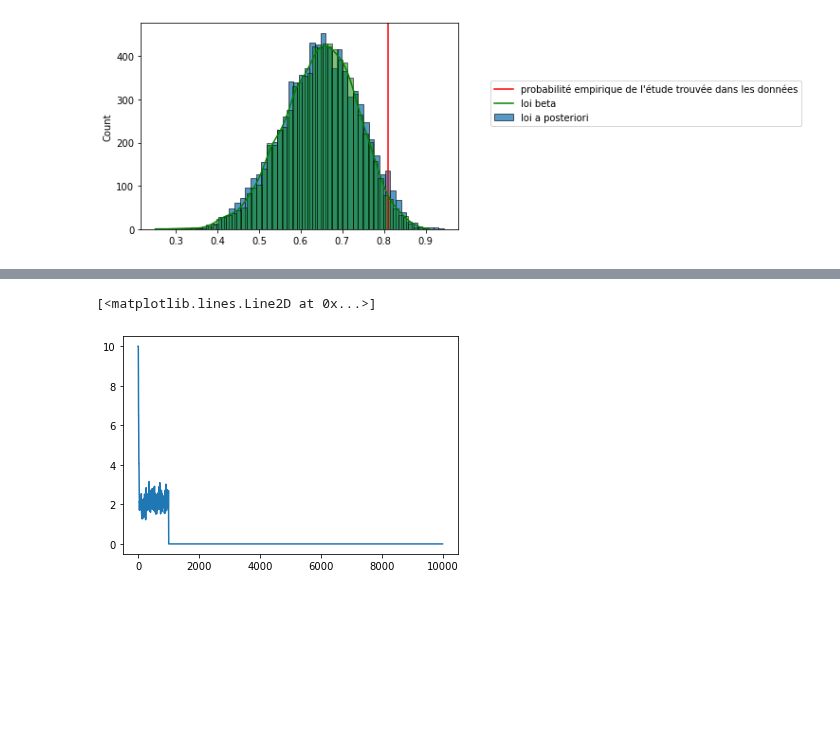
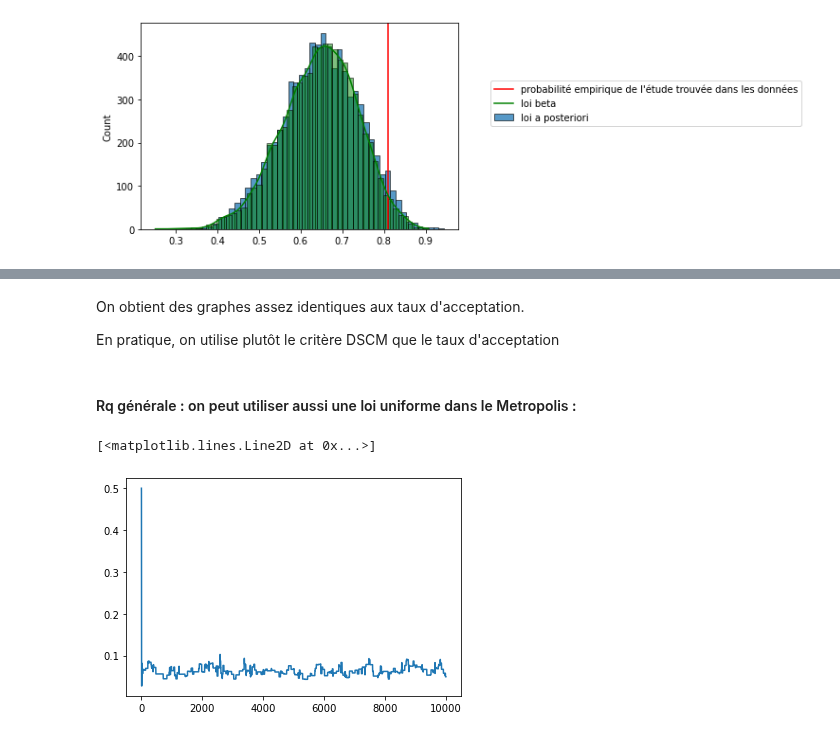
Before and after one commit to erialc-cal/MCM_Listeria_Prevalence, a Jupyter notebook: exploratoire_robin.ipynb, the cells around one changed output, grey strips where cells are left out. Cells and saved outputs as stored; diff of their text form; code cells hidden in the pictures; blank space fills up the shorter version.

```diff
--- a/exploratoire_robin.ipynb
+++ b/exploratoire_robin.ipynb
@@ -413,9 +413,6 @@ for i in range (0,91):
 y[0,91]=0.5
 y[0,92]=10
 
-w=np.zeros(N)
-kap=np.zeros(N)
-z=np.zeros(N)
 
 for n in tqdm(range(1, 10000)):
     y[n] = metropolis_within_gibbs_bis(y[n-1],sigma_1=0.5,sigma_2=2)
@@ -667,0 +725,12 @@ plt.legend(["probabilité empirique de l'étude trouvée dans les données",'loi
+# %%
+N = 10000
+y4 = np.zeros((N, 93))
+
+for i in range (0,91):
+    y4[0,i]=data['prob'][i]
+y4[0,91]=0.5
+y4[0,92]=10                           # valeur initiale de kappa=10
+
+
+for n in tqdm(range(1, 10000)):
+    y4[n] = metropolis_within_gibbs_bis(y4[n-1],sigma_1=0.5,sigma_2=2)
@@ -667,0 +957,12 @@ plt.legend(["probabilité empirique de l'étude trouvée dans les données",'loi
+# %%
+N = 10000
+y = np.zeros((N, 93))
+
+for i in range (0,91):
+    y[0,i]=data['prob'][i]
+y[0,91]=0.5
+y[0,92]=10
+
+
+for n in tqdm(range(1, 10000)):
+    y3[n] = metropolis_within_gibbs_bis(y3[n-1],sigma_1=0.015,sigma_2=2)    # bons paramètres comme vu au-dessus
@@ -668,3 +1126,9 @@ plt.legend(["probabilité empirique de l'étude trouvée dans les données",'loi
+# %% [markdown]
+On obtient des graphes assez identiques aux taux d'acceptation.
+
+En pratique, on utilise plutôt le critère DSCM que le taux d'acceptation
+# %% [markdown]
+#### Rq générale : on peut utiliser aussi une loi uniforme dans le Metropolis :
 # %%
 def uniforme(a,b):
     return(a+(b-a)*rd.random())
@@ -726,16 +1189,12 @@ for i in range (0,91):
 y[0,91]=0.5
 y[0,92]=10
 
-w=np.zeros(N)
-kap=np.zeros(N)
-z=np.zeros(N)
-
-for n in tqdm(range(1, 1000)):
-    y[n] = metropolis_within_gibbs_bis(y[n-1],0.3,1)
+for n in tqdm(range(1, 10000)):
+    y[n] = metropolis_within_gibbs_ter(y[n-1],eps1=0.3,eps2=1)
 # %%
-plt.plot(y[:,92])
+plt.plot(y[:,91])
 
 # MCMC trace pour mu
 # %% [output]
 [<matplotlib.lines.Line2D at 0x...>]
-[figure, old version]
+[figure, new version]
```
Also changed, not shown: parts of 54 cells of this notebook.
